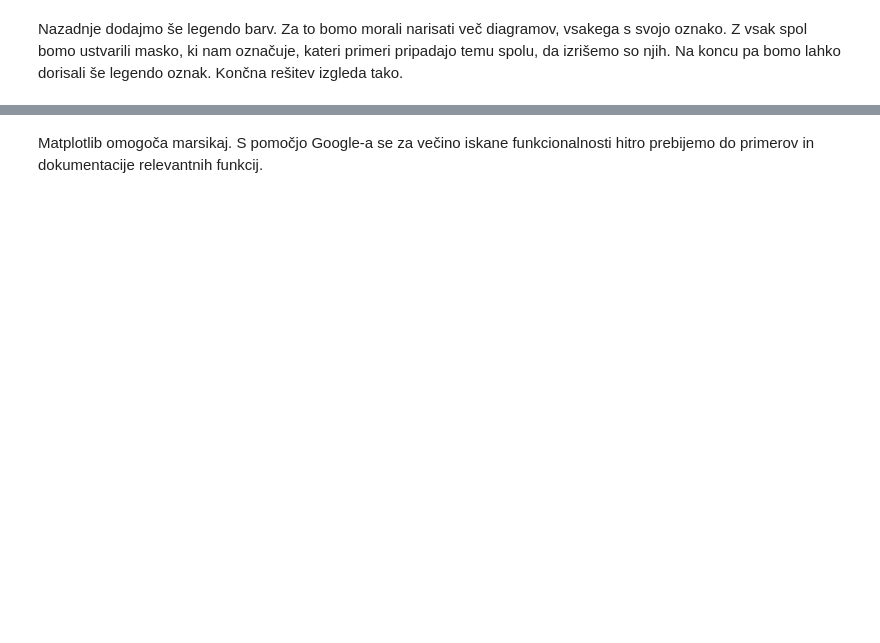
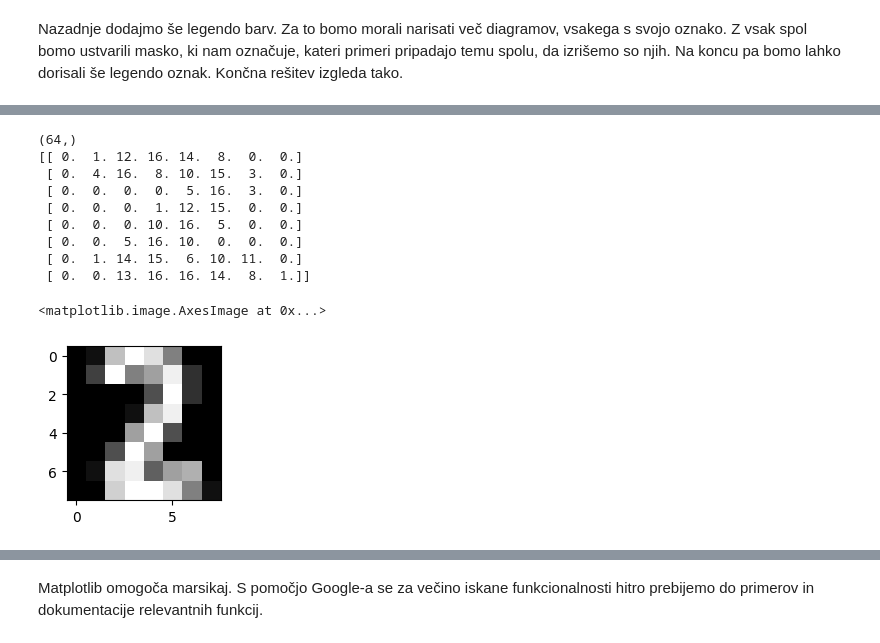
Before and after one commit to thocevar/PEF-P2, a Jupyter notebook: 09-vizualizacije.ipynb, the cells around one changed output, grey strips where cells are left out. Cells and saved outputs as stored; diff of their text form; code cells hidden in the pictures; blank space fills up the shorter version.

Commit message:
digits

```diff
--- a/09-vizualizacije.ipynb
+++ b/09-vizualizacije.ipynb
@@ -190,0 +177,22 @@ plt.show()
+# %%
+import sklearn.datasets
+
+digits = sklearn.datasets.load_digits()['data']
+digit = digits[1234]
+print(digit.shape)
+digit = digit.reshape(8,8)
+print(digit)
+plt.figure(figsize=(2,2))
+plt.imshow(digit, cmap="gray")
+# %% [output]
+(64,)
+[[ 0.  1. 12. 16. 14.  8.  0.  0.]
+ [ 0.  4. 16.  8. 10. 15.  3.  0.]
+ [ 0.  0.  0.  0.  5. 16.  3.  0.]
+ [ 0.  0.  0.  1. 12. 15.  0.  0.]
+ [ 0.  0.  0. 10. 16.  5.  0.  0.]
+ [ 0.  0.  5. 16. 10.  0.  0.  0.]
+ [ 0.  1. 14. 15.  6. 10. 11.  0.]
+ [ 0.  0. 13. 16. 16. 14.  8.  1.]]
+<matplotlib.image.AxesImage at 0x...>
+[figure, added]
```
Also changed, not shown: parts of 17 cells of this notebook.
